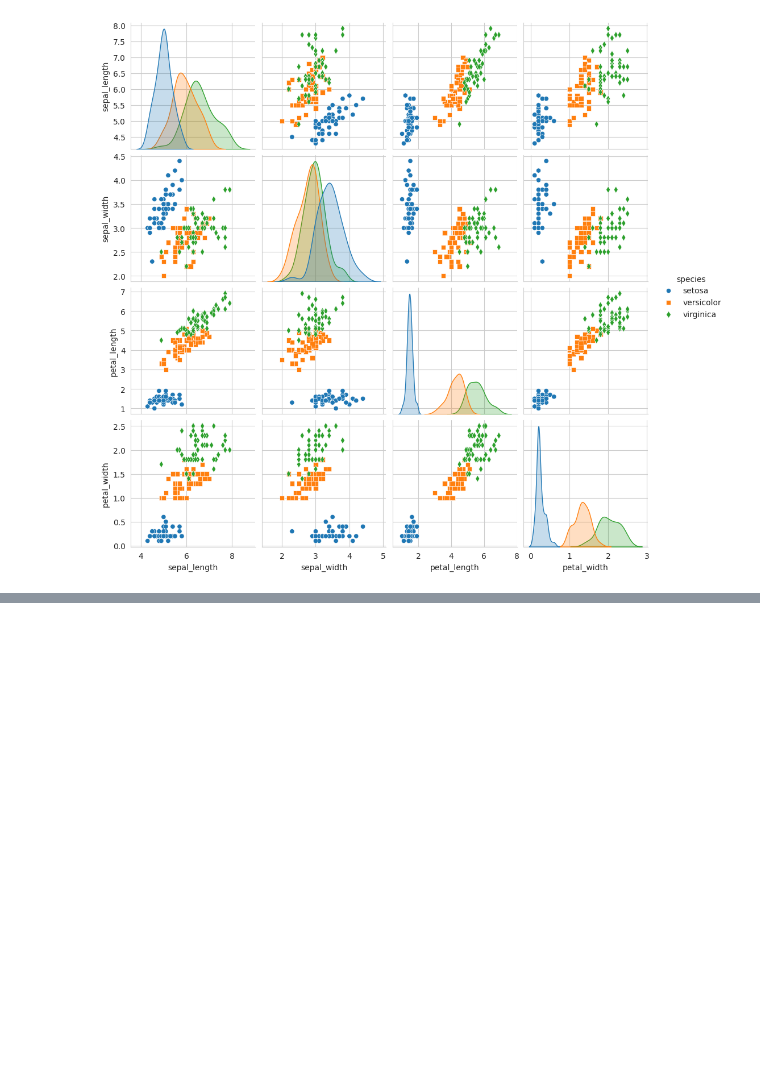
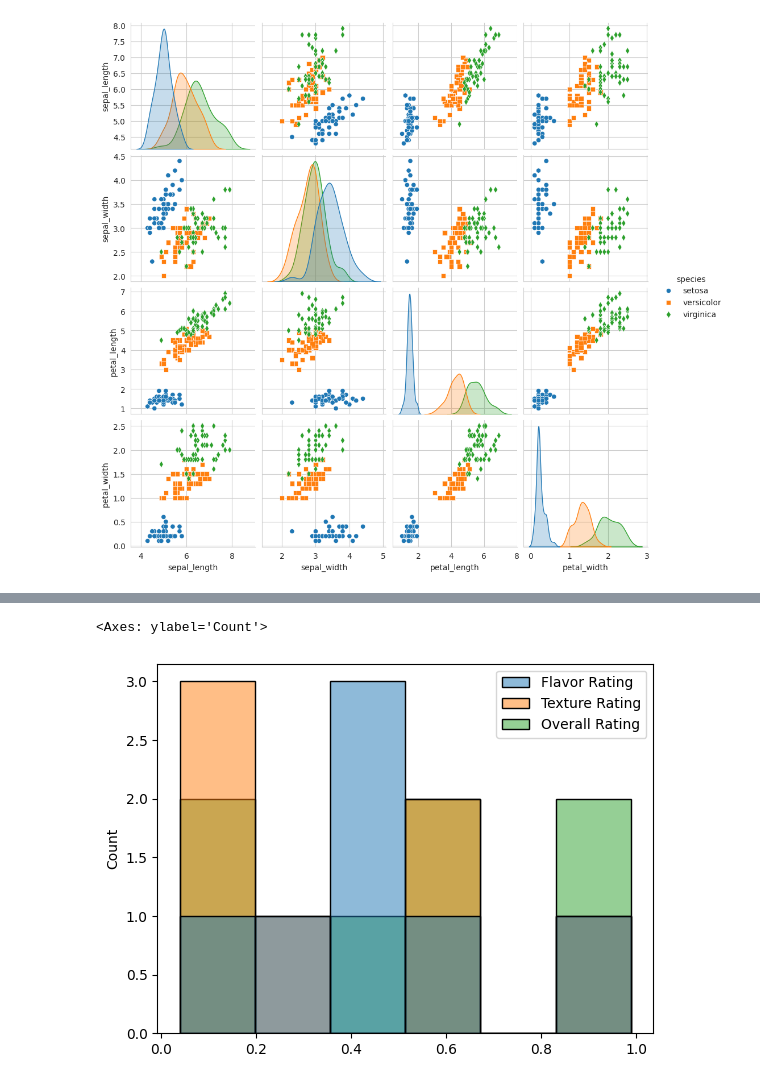
Before and after one commit to bohara10/ML_training, a Jupyter notebook: visulaization.ipynb, the cells around one changed output, grey strips where cells are left out. Cells and saved outputs as stored; diff of their text form; code cells hidden in the pictures; blank space fills up the shorter version.

```diff
--- a/visulaization.ipynb
+++ b/visulaization.ipynb
@@ -82,0 +119,5 @@ df = pd.read_csv("/content/drive/MyDrive/Ice Cream Ratings.csv")
+# %%
+sns.histplot(data=df,  )
+# %% [output]
+<Axes: ylabel='Count'>
+[figure, added]
```
Also changed, not shown: parts of 11 cells of this notebook.
